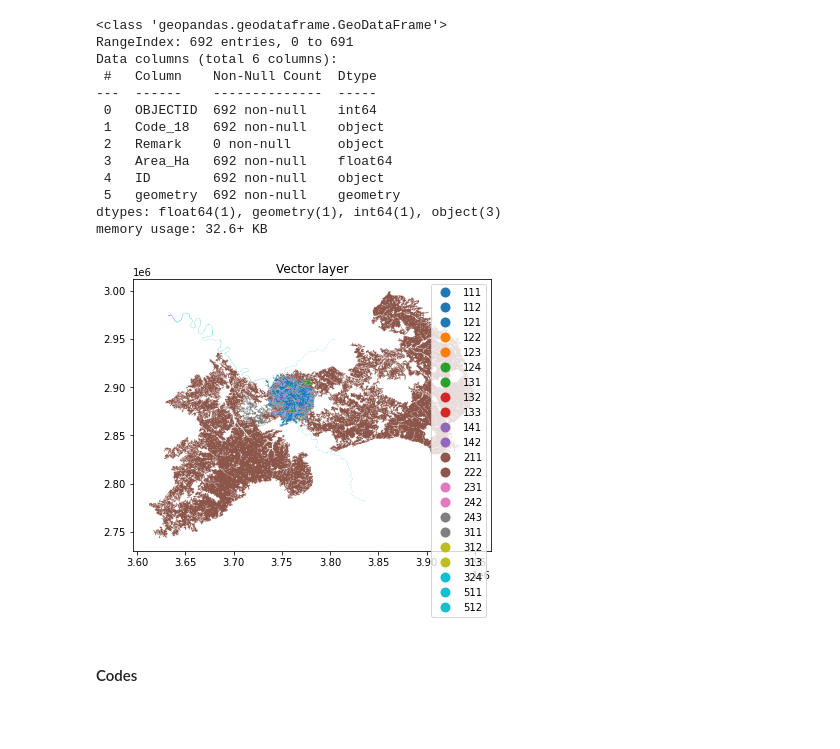
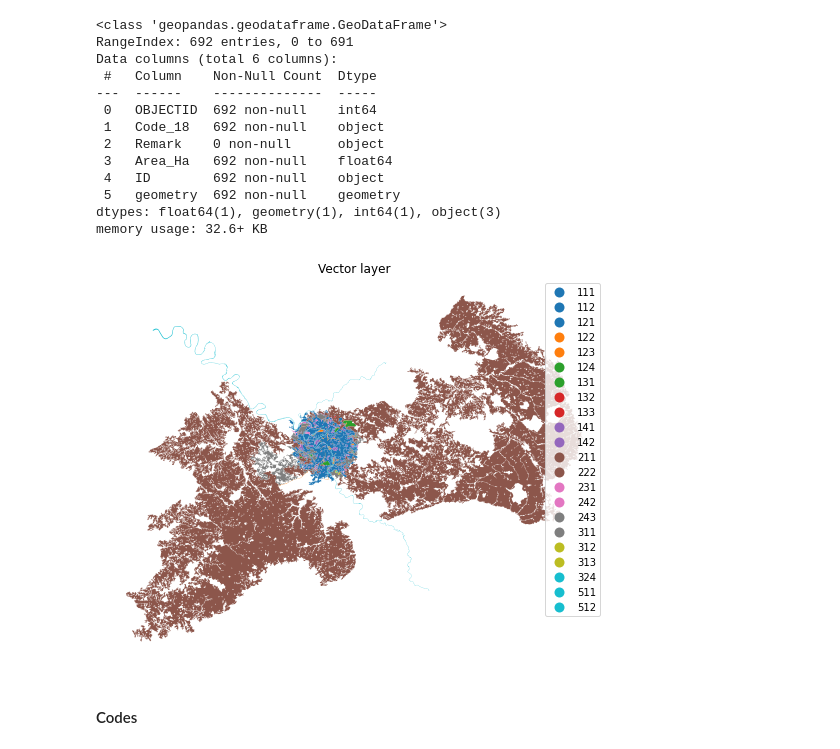
Before and after one commit to massimovenuti/clc-graph-deep-learning, a Jupyter notebook: clc.ipynb, the cells around one changed output. Drawn from its saved outputs; the diff is of its cells as text; code cells hidden in the pictures; blank space fills up the shorter version.

```diff
--- a/clc.ipynb
+++ b/clc.ipynb
@@ -58,7 +58,7 @@ zones
  'zones-71',
  'zone-11']
 # %%
-zone_11_gdf = gpd.read_file("data/zones.gpkg", layer="zone-11")
+zone_11_gdf = gpd.read_file("data/zones/zones.gpkg", layer="zone-11")
 zone_11_gdf.head()
 # %% [output]
 |  | OBJECTID | Code_18 | Remark | Area_Ha | ID | geometry |
@@ -84,11 +84,13 @@ Data columns (total 6 columns):
 dtypes: float64(1), geometry(1), int64(1), object(3)
 memory usage: 32.6+ KB
 # %%
-zone_11_gdf.plot(column="Code_18", legend=True, figsize=(10, 5))
+f, ax = plt.subplots(figsize=(14,7))
+zone_11_gdf.plot(column="Code_18", legend=True, ax=ax)
 plt.title("Vector layer")
+ax.set_axis_off()
 plt.show()
 # %% [output]
-[figure, old version]
+[figure, new version]
 # %% [markdown]
 #### Codes
 # %%
```
Also changed, not shown: parts of 69 cells of this notebook, 26 other files.
